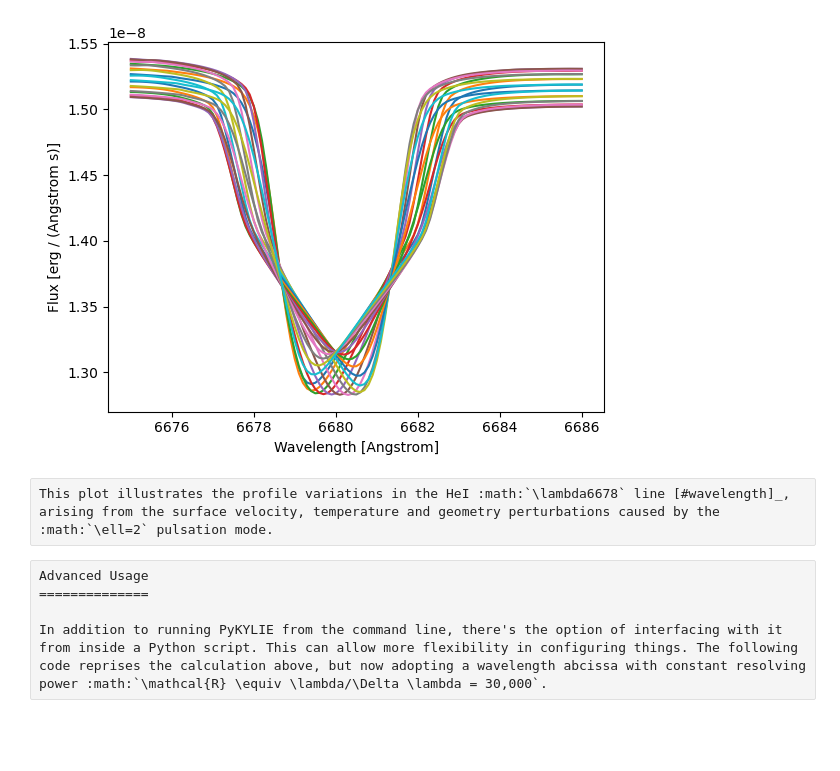
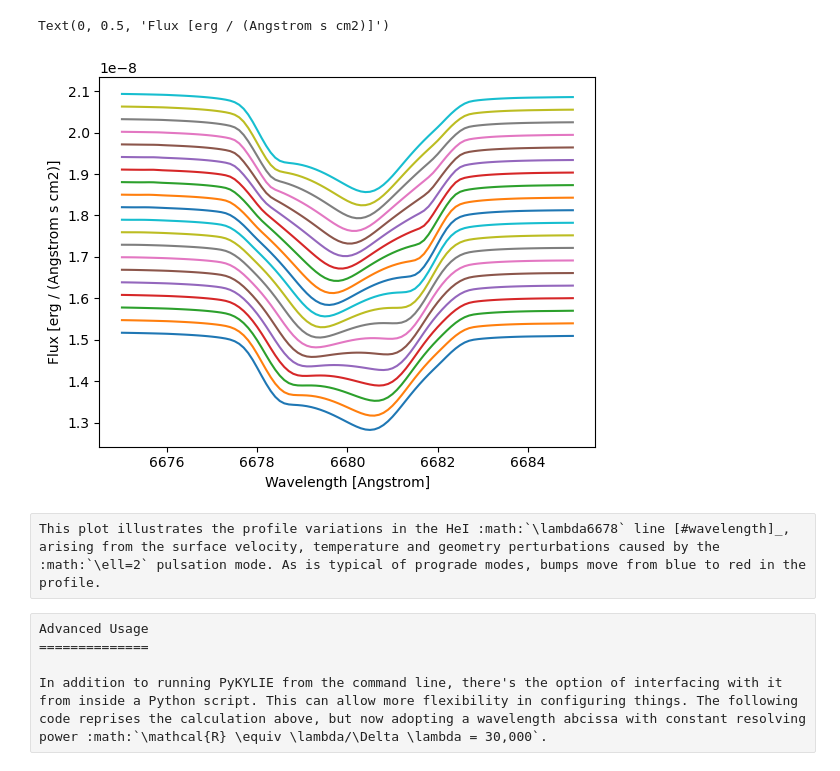
Before and after one commit to rhdtownsend/pykylie, a Jupyter notebook: docs/source/example-walkthrough.ipynb, the cells around one changed output. Saved outputs shown, nothing was run; the diff lists cells and outputs as text; code cells hidden in the pictures; blank space fills up the shorter version.

```diff
--- a/docs/source/example-walkthrough.ipynb
+++ b/docs/source/example-walkthrough.ipynb
@@ -72,27 +72,34 @@ The spectra are straightforward to read in and plot in Python:
 # %%
 import matplotlib.pyplot as plt
 import astropy.table as at
 
 # Read and plot the spectra
 
 plt.figure()
+
+offset = 0
 
 for i in range(20):
 
     # Read the flux
 
     tbl = at.Table.read(f'model-{i+1:03d}.ecsv')
 
     # Plot the flux
 
-    plt.plot(tbl['wavelength'], tbl['flux'])
+    plt.plot(tbl['wavelength'], tbl['flux']+offset)
+
+    # Update the offset (for stacking the spectra vertically)
+
+    offset += tbl['flux'][0]*0.02
 
 plt.xlabel(f'Wavelength [{tbl["wavelength"].unit}]')
 plt.ylabel(f'Flux [{tbl["flux"].unit}]')
 # %% [output]
+Text(0, 0.5, 'Flux [erg / (Angstrom s cm2)]')
-[figure, old version]
+[figure, new version]
 # %% [raw]
-This plot illustrates the profile variations in the HeI :math:`\lambda6678` line [#wavelength]_, arising from the surface velocity, temperature and geometry perturbations caused by the :math:`\ell=2` pulsation mode.
+This plot illustrates the profile variations in the HeI :math:`\lambda6678` line [#wavelength]_, arising from the surface velocity, temperature and geometry perturbations caused by the :math:`\ell=2` pulsation mode. As is typical of prograde modes, bumps move from blue to red in the profile.
 # %% [raw]
 Advanced Usage
 ==============
```
Also changed, not shown: parts of 3 cells of this notebook, 4 other files.
